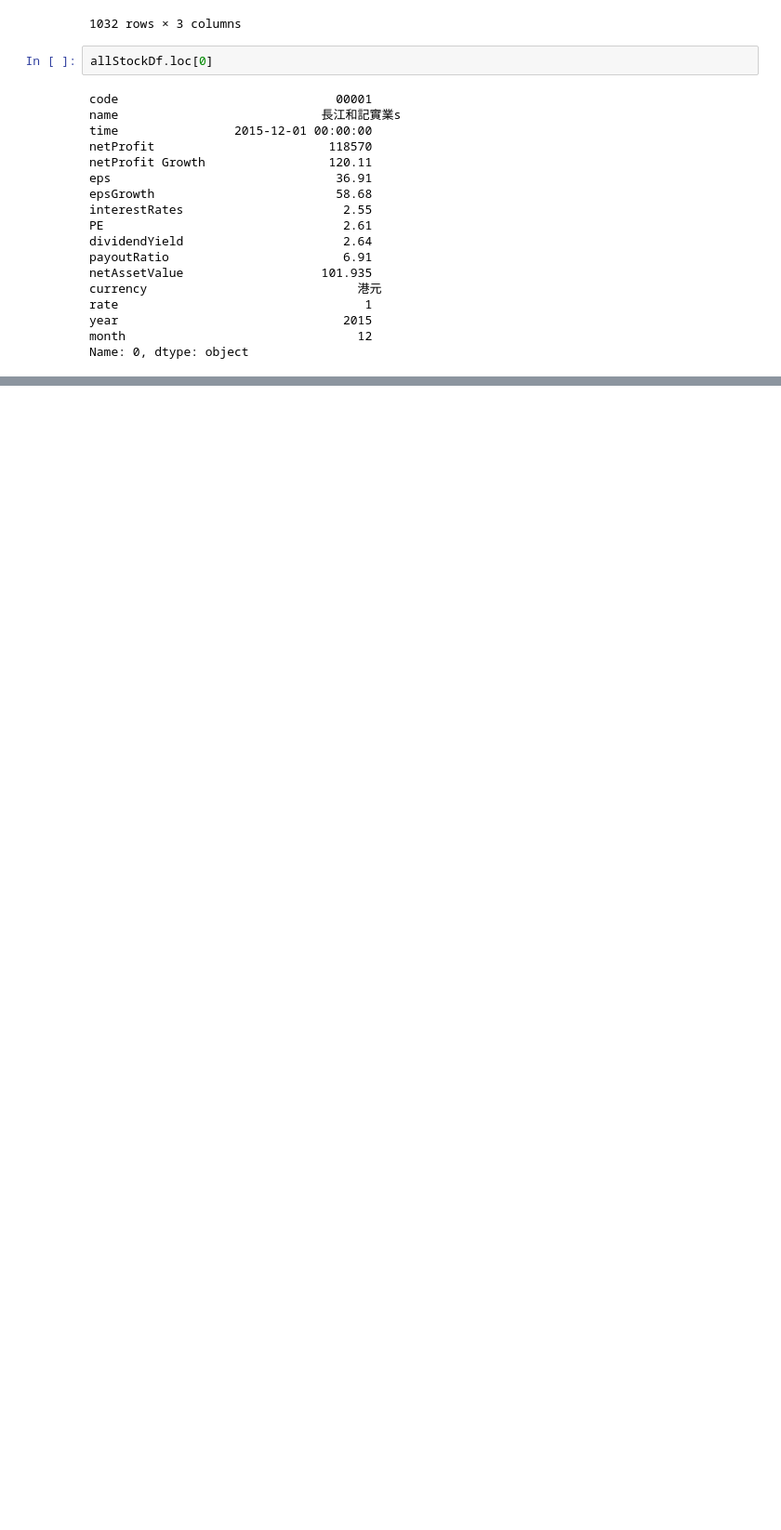
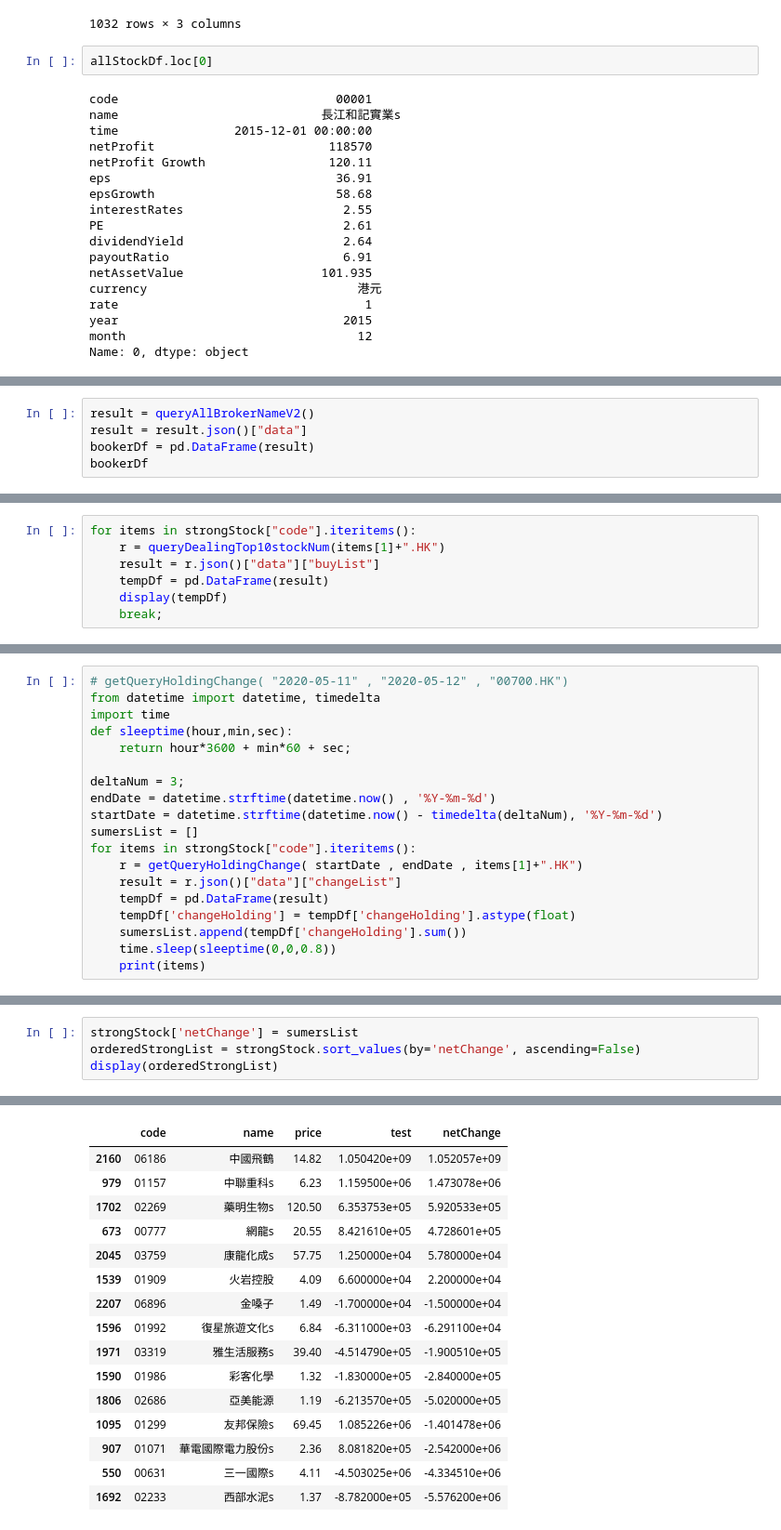
Before and after one commit to TheStepTwo/quantitative_trading, a Jupyter notebook: analysis.ipynb, the cells around one changed output, grey strips where cells are left out. Shown at 93% size. Saved outputs shown, nothing was run; the diff lists cells and outputs as text; blank space fills up the shorter version.

Commit message:
add api holding

```diff
--- a/analysis.ipynb
+++ b/analysis.ipynb
@@ -213,0 +318,5 @@ filterStockFinanceDf[filterStockFinanceDf['code']=='00777']
+# %%
+result = queryAllBrokerNameV2()
+result = result.json()["data"]
+bookerDf = pd.DataFrame(result)
+bookerDf
@@ -213,0 +363,7 @@ filterStockFinanceDf[filterStockFinanceDf['code']=='00777']
+# %%
+for items in strongStock["code"].iteritems():
+    r = queryDealingTop10stockNum(items[1]+".HK")
+    result = r.json()["data"]["buyList"]
+    tempDf = pd.DataFrame(result)
+    display(tempDf)
+    break;
@@ -213,0 +382,19 @@ filterStockFinanceDf[filterStockFinanceDf['code']=='00777']
+# %%
+# getQueryHoldingChange( "2020-05-11" , "2020-05-12" , "00700.HK")
+from datetime import datetime, timedelta
+import time
+def sleeptime(hour,min,sec):
+    return hour*3600 + min*60 + sec;
+
+deltaNum = 3;
+endDate = datetime.strftime(datetime.now() , '%Y-%m-%d')
+startDate = datetime.strftime(datetime.now() - timedelta(deltaNum), '%Y-%m-%d')
+sumersList = []
+for items in strongStock["code"].iteritems():
+    r = getQueryHoldingChange( startDate , endDate , items[1]+".HK")
+    result = r.json()["data"]["changeList"]
+    tempDf = pd.DataFrame(result)
+    tempDf['changeHolding'] = tempDf['changeHolding'].astype(float)
+    sumersList.append(tempDf['changeHolding'].sum())
+    time.sleep(sleeptime(0,0,0.8))
+    print(items)
@@ -213,0 +417,5 @@ filterStockFinanceDf[filterStockFinanceDf['code']=='00777']
+# %%
+strongStock['netChange'] = sumersList
+orderedStrongList = strongStock.sort_values(by='netChange', ascending=False)
+display(orderedStrongList)
+# %% [output]
@@ -213,0 +427,16 @@ filterStockFinanceDf[filterStockFinanceDf['code']=='00777']
+|  | code | name | price | test | netChange |
+| 2160 | 06186 | 中國飛鶴 | 14.82 | 1.050420e+09 | 1.052057e+09 |
+| 979 | 01157 | 中聯重科s | 6.23 | 1.159500e+06 | 1.473078e+06 |
+| 1702 | 02269 | 藥明生物s | 120.50 | 6.353753e+05 | 5.920533e+05 |
+| 673 | 00777 | 網龍s | 20.55 | 8.421610e+05 | 4.728601e+05 |
+| 2045 | 03759 | 康龍化成s | 57.75 | 1.250000e+04 | 5.780000e+04 |
+| 1539 | 01909 | 火岩控股 | 4.09 | 6.600000e+04 | 2.200000e+04 |
+| 2207 | 06896 | 金嗓子 | 1.49 | -1.700000e+04 | -1.500000e+04 |
+| 1596 | 01992 | 復星旅遊文化s | 6.84 | -6.311000e+03 | -6.291100e+04 |
+| 1971 | 03319 | 雅生活服務s | 39.40 | -4.514790e+05 | -1.900510e+05 |
+| 1590 | 01986 | 彩客化學 | 1.32 | -1.830000e+05 | -2.840000e+05 |
+| 1806 | 02686 | 亞美能源 | 1.19 | -6.213570e+05 | -5.020000e+05 |
+| 1095 | 01299 | 友邦保險s | 69.45 | 1.085226e+06 | -1.401478e+06 |
+| 907 | 01071 | 華電國際電力股份s | 2.36 | 8.081820e+05 | -2.542000e+06 |
+| 550 | 00631 | 三一國際s | 4.11 | -4.503025e+06 | -4.334510e+06 |
+| 1692 | 02233 | 西部水泥s | 1.37 | -8.782000e+05 | -5.576200e+06 |
```
Also changed, not shown: parts of 15 cells of this notebook, 2 other files.
